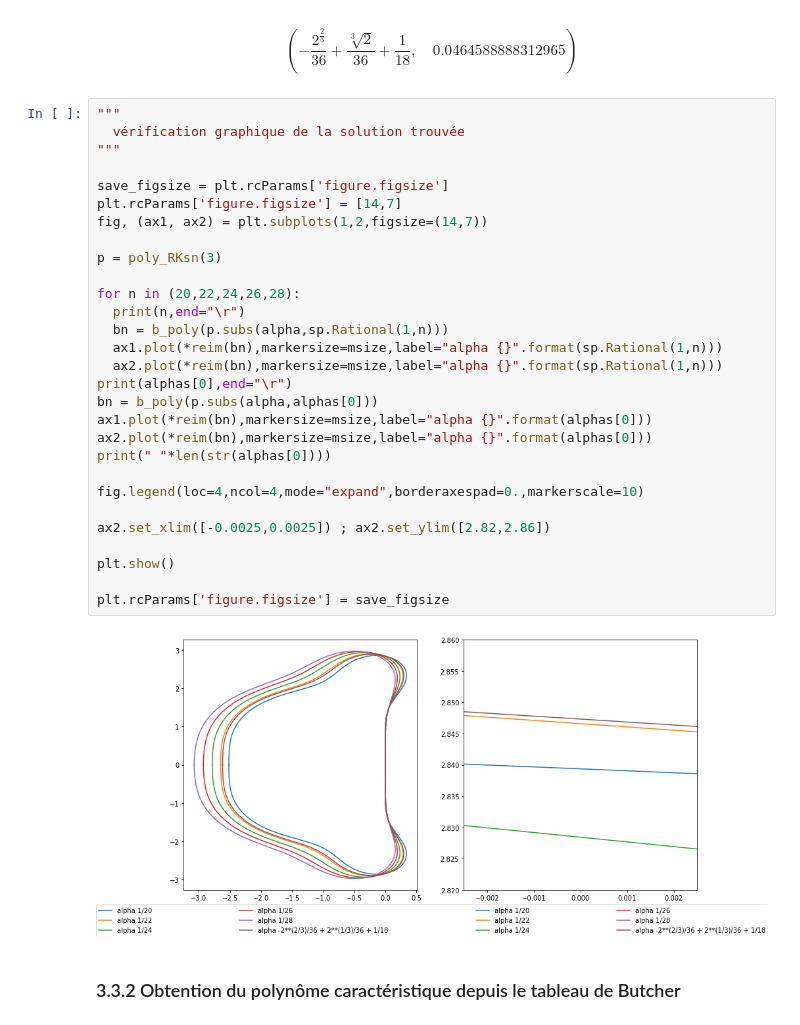
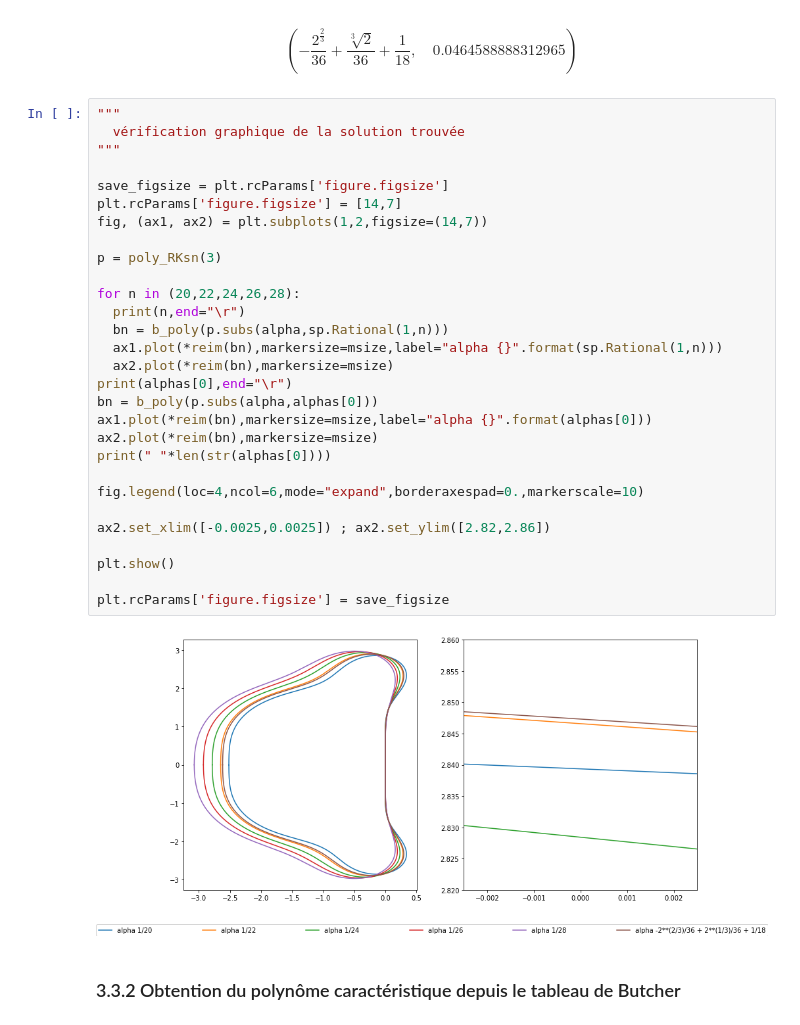
Before and after one commit to kivvix/miMaS, a Jupyter notebook: notebook/cfl.ipynb, the cells around one changed output. Drawn from its saved outputs; the diff is of its cells as text.

```diff
--- a/notebook/cfl.ipynb
+++ b/notebook/cfl.ipynb
@@ -839,34 +839,34 @@ $$\left ( - \frac{2^{\frac{2}{3}}}{36} + \frac{\sqrt[3]{2}}{36} + \frac{1}{18},
 # %%
 """
   vérification graphique de la solution trouvée
 """
 
 save_figsize = plt.rcParams['figure.figsize']
 plt.rcParams['figure.figsize'] = [14,7]
 fig, (ax1, ax2) = plt.subplots(1,2,figsize=(14,7))
 
 p = poly_RKsn(3)
 
 for n in (20,22,24,26,28):
   print(n,end="\r")
   bn = b_poly(p.subs(alpha,sp.Rational(1,n)))
   ax1.plot(*reim(bn),markersize=msize,label="alpha {}".format(sp.Rational(1,n)))
-  ax2.plot(*reim(bn),markersize=msize,label="alpha {}".format(sp.Rational(1,n)))
+  ax2.plot(*reim(bn),markersize=msize)
 print(alphas[0],end="\r")
 bn = b_poly(p.subs(alpha,alphas[0]))
 ax1.plot(*reim(bn),markersize=msize,label="alpha {}".format(alphas[0]))
-ax2.plot(*reim(bn),markersize=msize,label="alpha {}".format(alphas[0]))
+ax2.plot(*reim(bn),markersize=msize)
 print(" "*len(str(alphas[0])))
 
-fig.legend(loc=4,ncol=4,mode="expand",borderaxespad=0.,markerscale=10)
+fig.legend(loc=4,ncol=6,mode="expand",borderaxespad=0.,markerscale=10)
 
 ax2.set_xlim([-0.0025,0.0025]) ; ax2.set_ylim([2.82,2.86])
 
 plt.show()
 
 plt.rcParams['figure.figsize'] = save_figsize
 # %% [output]
-[figure, old version]
+[figure, new version]
 # %% [markdown]
 ### 3.3.2 Obtention du polynôme caractéristique depuis le tableau de Butcher
 # %% [markdown]
```
Also changed, not shown: parts of 5 cells of this notebook.
